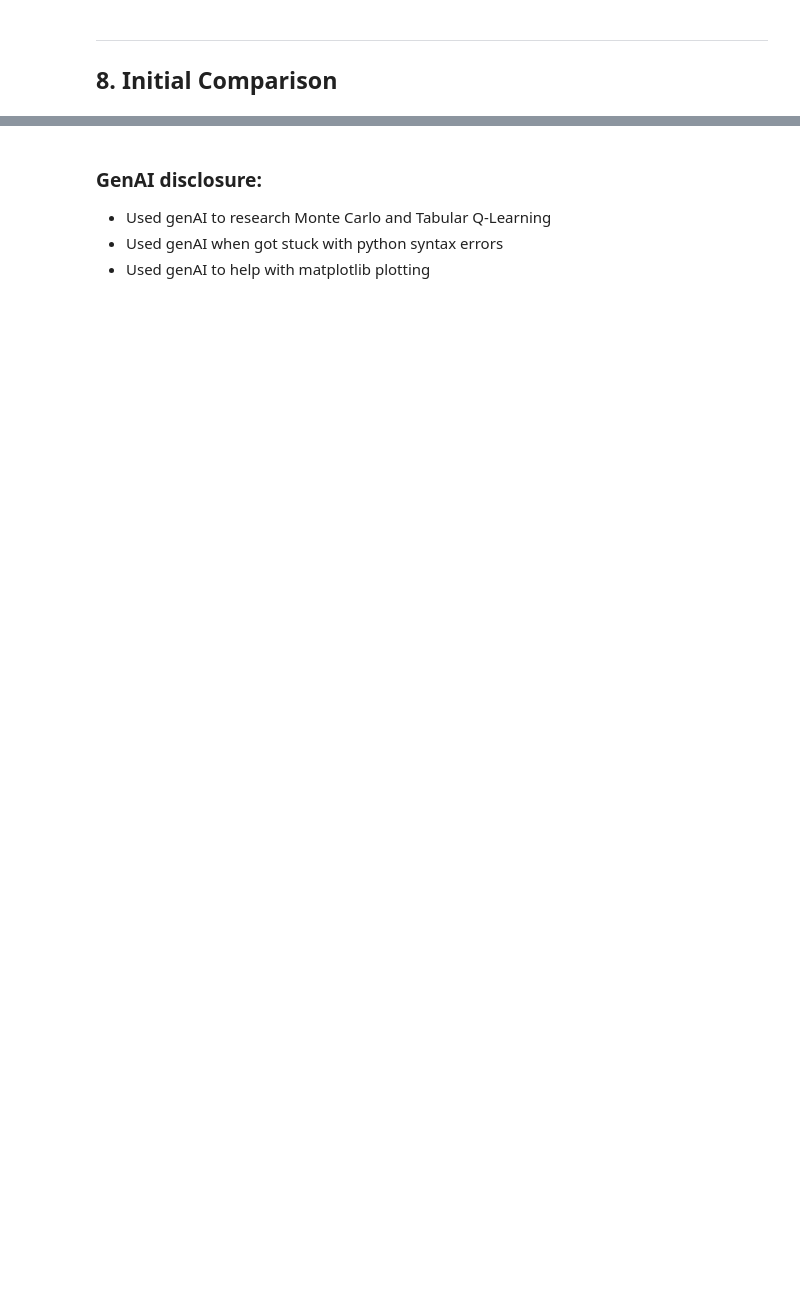
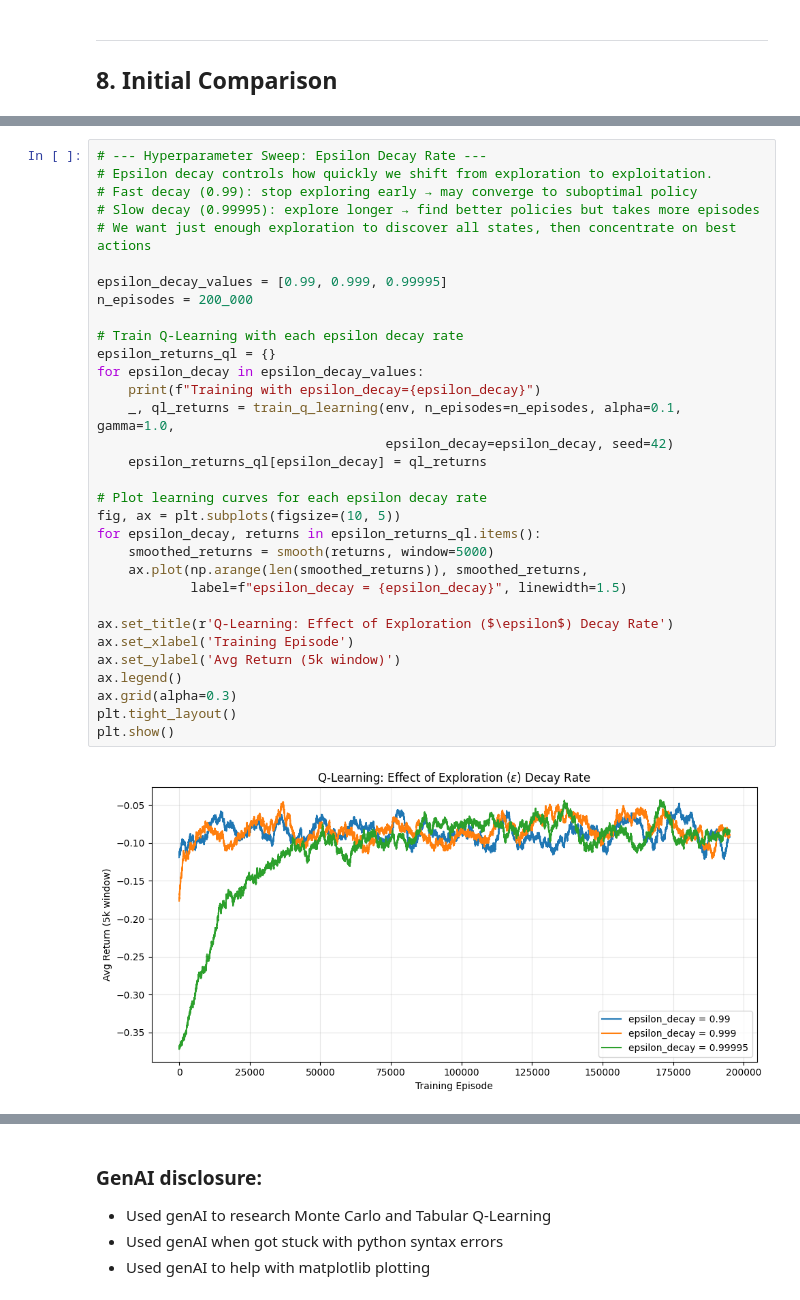
Before and after one commit to RoeeFrenkel/BlackJack_RL, a Jupyter notebook: Progress_Report.ipynb, the cells around one changed output, grey strips where cells are left out. Cells and saved outputs as stored; diff of their text form; blank space fills up the shorter version.

```diff
--- a/Progress_Report.ipynb
+++ b/Progress_Report.ipynb
@@ -393,0 +660,34 @@ plt.show()
+# %%
+# --- Hyperparameter Sweep: Epsilon Decay Rate ---
+# Epsilon decay controls how quickly we shift from exploration to exploitation.
+# Fast decay (0.99): stop exploring early → may converge to suboptimal policy
+# Slow decay (0.99995): explore longer → find better policies but takes more episodes
+# We want just enough exploration to discover all states, then concentrate on best actions
+
+epsilon_decay_values = [0.99, 0.999, 0.99995]
+n_episodes = 200_000
+
+# Train Q-Learning with each epsilon decay rate
+epsilon_returns_ql = {}
+for epsilon_decay in epsilon_decay_values:
+    print(f"Training with epsilon_decay={epsilon_decay}")
+    _, ql_returns = train_q_learning(env, n_episodes=n_episodes, alpha=0.1, gamma=1.0,
+                                     epsilon_decay=epsilon_decay, seed=42)
+    epsilon_returns_ql[epsilon_decay] = ql_returns
+
+# Plot learning curves for each epsilon decay rate
+fig, ax = plt.subplots(figsize=(10, 5))
+for epsilon_decay, returns in epsilon_returns_ql.items():
+    smoothed_returns = smooth(returns, window=5000)
+    ax.plot(np.arange(len(smoothed_returns)), smoothed_returns,
+            label=f"epsilon_decay = {epsilon_decay}", linewidth=1.5)
+
+ax.set_title(r'Q-Learning: Effect of Exploration ($\epsilon$) Decay Rate')
+ax.set_xlabel('Training Episode')
+ax.set_ylabel('Avg Return (5k window)')
+ax.legend()
+ax.grid(alpha=0.3)
+plt.tight_layout()
+plt.show()
+# %% [output]
+[figure, added]
```
Also changed, not shown: parts of 22 cells of this notebook.
